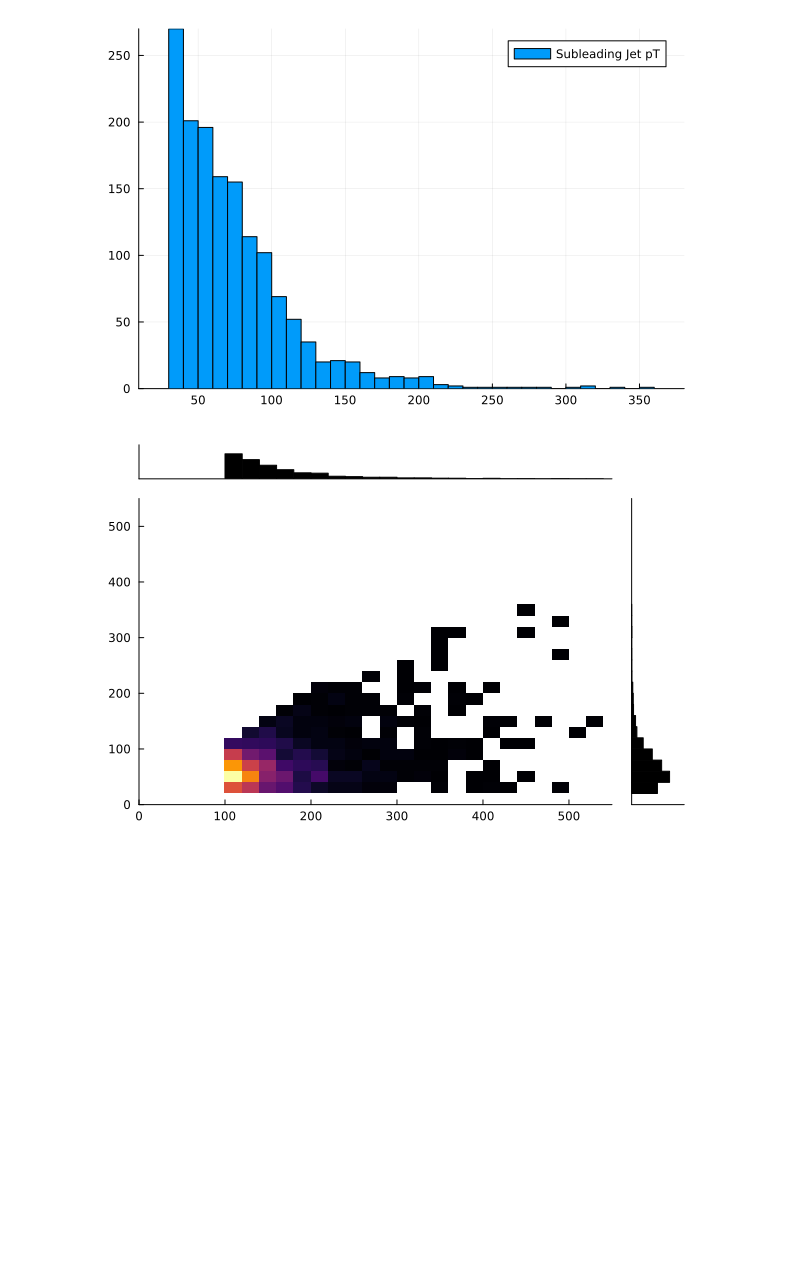
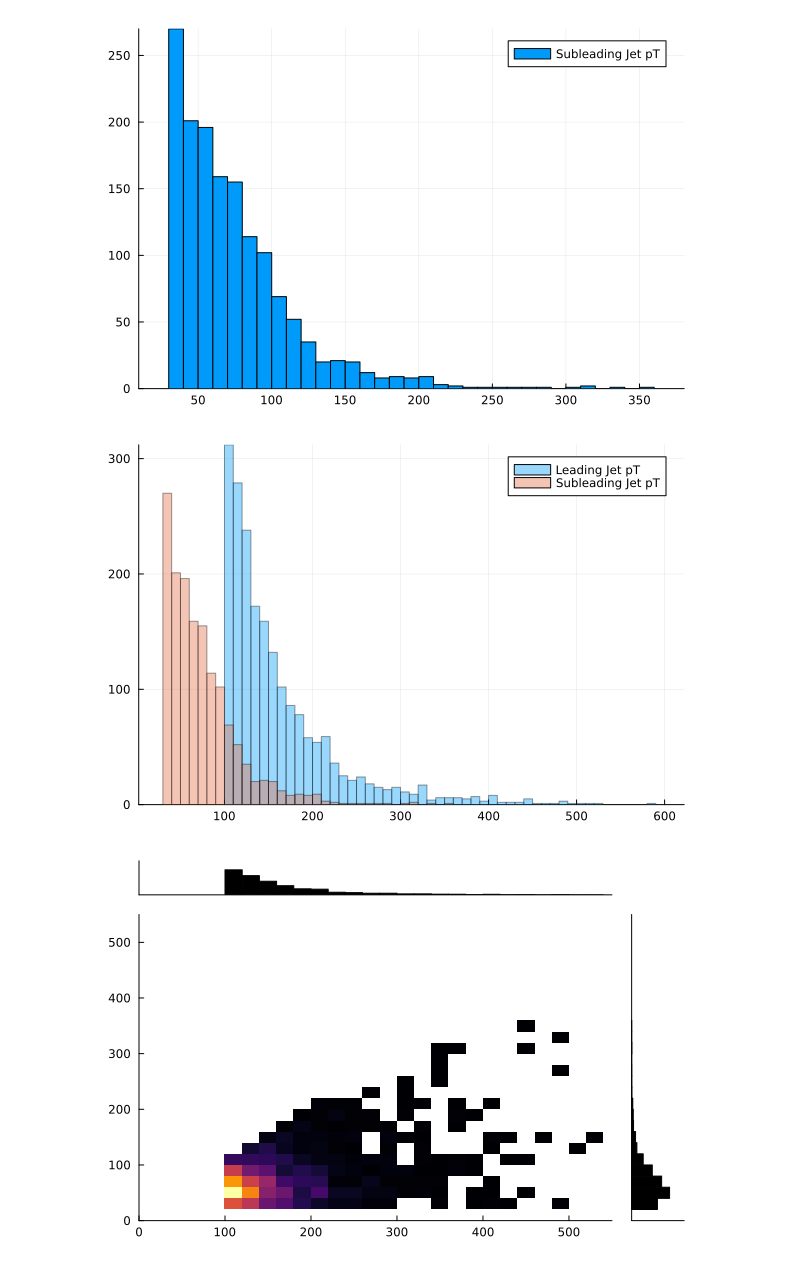
Before and after one commit to JuliaHEP/JuliaHEP-2023, a Jupyter notebook: julia-intro/docs/julia-intro-dataframes.ipynb, the cells around one changed output. Saved outputs shown, nothing was run; the diff lists cells and outputs as text; code cells hidden in the pictures; blank space fills up the shorter version.

```diff
--- a/julia-intro/docs/julia-intro-dataframes.ipynb
+++ b/julia-intro/docs/julia-intro-dataframes.ipynb
@@ -527,8 +527,8 @@ Notice that `missing` values were handled nicely!
 using Plots
 using StatsPlots
 # %%
-intresting_jets = allowmissing(filter([:PRI_jet_num, :PRI_jet_leading_pt] => (nj, ptj) -> (nj >= 1) && (ptj > 100), higgs_jets)[1:2000, :])
-select!(intresting_jets, :EventId, :PRI_jet_subleading_pt => ByRow(missing_value) => :PRI_jet_subleading_pt, :)
+interesting_jets = allowmissing(filter([:PRI_jet_num, :PRI_jet_leading_pt] => (nj, ptj) -> (nj >= 1) && (ptj > 100), higgs_jets)[1:2000, :])
+select!(interesting_jets, :EventId, :PRI_jet_subleading_pt => ByRow(missing_value) => :PRI_jet_subleading_pt, :)
 # %% [output]
 2000×9 DataFrame
 1975 rows omitted
@@ -567,3 +567,8 @@ select!(intresting_jets, :EventId, :PRI_jet_subleading_pt => ByRow(missing_value
 # %% [output]
 [figure]
+# %%
+@df interesting_jets histogram(:PRI_jet_leading_pt, alpha=0.4, label="Leading Jet pT")
+@df interesting_jets histogram!(:PRI_jet_subleading_pt, alpha=0.4, label="Subleading Jet pT")
+# %% [output]
+[figure, added]
 # %%
```
Also changed, not shown: parts of 10 cells of this notebook.
